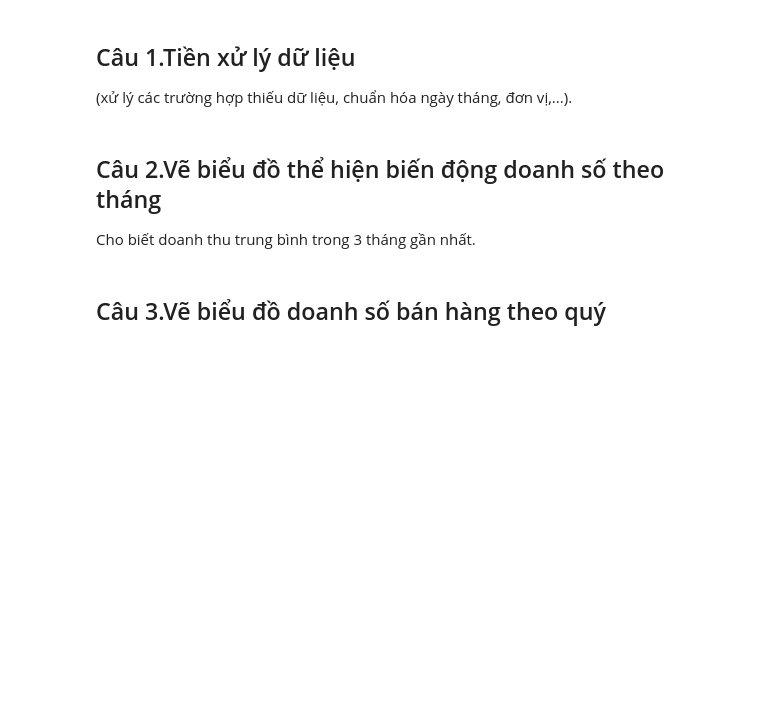
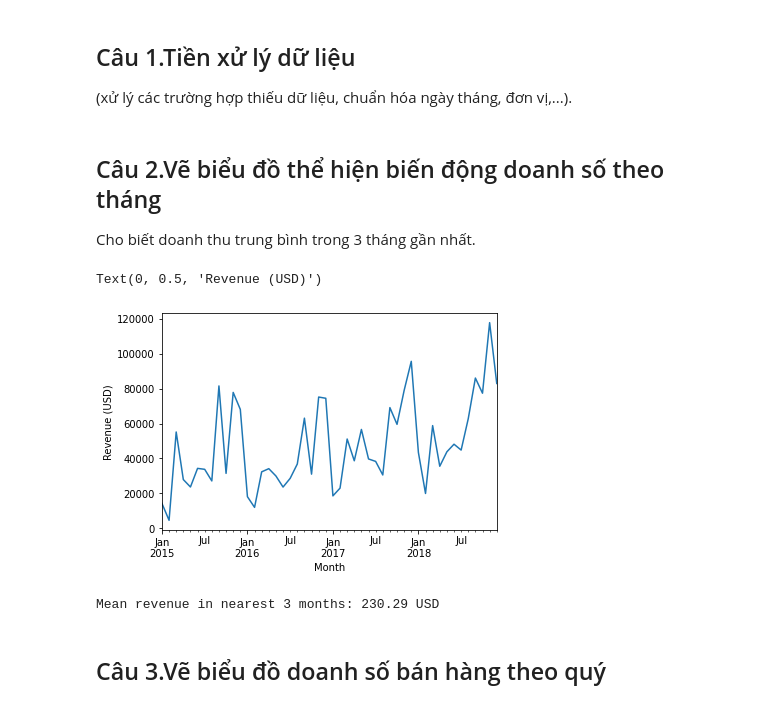
Before and after one commit to khanh22mse23057/python4engineer-assignments, a Jupyter notebook: FinalAssignments_Practice&Build_API_with_Superstore_Sales_Dataset_Analysis.ipynb, the cells around one changed output. Drawn from its saved outputs; the diff is of its cells as text; code cells hidden in the pictures; blank space fills up the shorter version.

```diff
--- a/FinalAssignments_Practice&Build_API_with_Superstore_Sales_Dataset_Analysis.ipynb
+++ b/FinalAssignments_Practice&Build_API_with_Superstore_Sales_Dataset_Analysis.ipynb
@@ -66,15 +66,24 @@ Ví dụ file secret key được tạo từ Kaggle và được lấy về từ
 # %% [markdown]
 #### Import thư viện
 # %%
-import os
-#Cấu hình secret key để xác thực truy cập đến Kaggle trên môi trường
-os.environ['KAGGLE_USERNAME'] = 'khanhphamnguyenphu'
-os.environ['KAGGLE_KEY'] = '67b96e181bd01730f8e8ec3cf2b685a7'
+# import os
+# #Cấu hình secret key để xác thực truy cập đến Kaggle trên môi trường
+# os.environ['KAGGLE_USERNAME'] = 'khanhphamnguyenphu'
+# os.environ['KAGGLE_KEY'] = '67b96e181bd01730f8e8ec3cf2b685a7'
 
-!if [ -d ~/.kaggle/ ]; then rm -Rf ~/.kaggle/; fi
-!if [ -d ./kaggle/input/ ]; then rm -Rf ./kaggle/input/; fi
+# !if [ -d ~/.kaggle/ ]; then rm -Rf ~/.kaggle/; fi
+# !if [ -d ./kaggle/input/ ]; then rm -Rf ./kaggle/input/; fi
 
-!kaggle competitions download -c m5-forecasting-accuracy -p ./kaggle/input/ # Download dữ liệu train từ Kaggle
-!unzip  ./kaggle/input/*.zip -d ./kaggle/input/
-!ls ./kaggle/input/  #Kiểm tra lại các files đã download
+# !kaggle competitions download -c m5-forecasting-accuracy -p ./kaggle/input/ # Download dữ liệu train từ Kaggle
+# !unzip  ./kaggle/input/*.zip -d ./kaggle/input/
+# !ls ./kaggle/input/  #Kiểm tra lại các files đã download
+
+import pandas as pd
+import matplotlib.pyplot as plt
+
+# Load data
+train_raw_url = "https://gist.githubusercontent.com/pinkeraw/77a0bf3502c2786eb32bcb53275a31ac/raw/e2173cd84eb045812481156d7b4142d8af36876e/train.csv"
+data = pd.read_csv(train_raw_url)
+
+data.head()
 # %% [output]
@@ -106,8 +112,30 @@ m5-forecasting-accuracy.zip  sales_train_validation.csv  sell_prices.csv
 # %% [markdown]
 ## Câu 1.Tiền xử lý dữ liệu
 (xử lý các trường hợp thiếu dữ liệu, chuẩn hóa ngày tháng, đơn vị,...).
+# %%
+# Cleaning data
+data["Postal Code"] = data["Postal Code"].fillna(0)
+data["Order Date"] = pd.to_datetime(data["Order Date"], format="%d/%m/%Y")
+data["Ship Date"] = pd.to_datetime(data["Ship Date"], format="%d/%m/%Y")
 # %% [markdown]
 ## Câu 2.Vẽ biểu đồ thể hiện biến động doanh số theo tháng
 Cho biết doanh thu trung bình trong 3 tháng gần nhất.
+# %%
+# Revenue by month
+revenue_by_month = data.groupby(pd.Grouper(key="Order Date", freq="M"))["Sales"].sum().plot()
+revenue_by_month.set_xlabel("Month")
+revenue_by_month.set_ylabel("Revenue (USD)")
+# %% [output]
+Text(0, 0.5, 'Revenue (USD)')
+[figure, added]
+# %%
+# Mean revenue in nearest 3 months
+mean_revenue = data.sort_values(by="Order Date", ascending=True)\
+    .set_index("Order Date")\
+    .last("3M")["Sales"].mean()
+
+print("Mean revenue in nearest 3 months: {} USD".format(round(mean_revenue, 2)))
+# %% [output]
+Mean revenue in nearest 3 months: 230.29 USD
 # %% [markdown]
 ## Câu 3.Vẽ biểu đồ doanh số bán hàng theo quý
```
Also changed, not shown: parts of 15 cells of this notebook.
